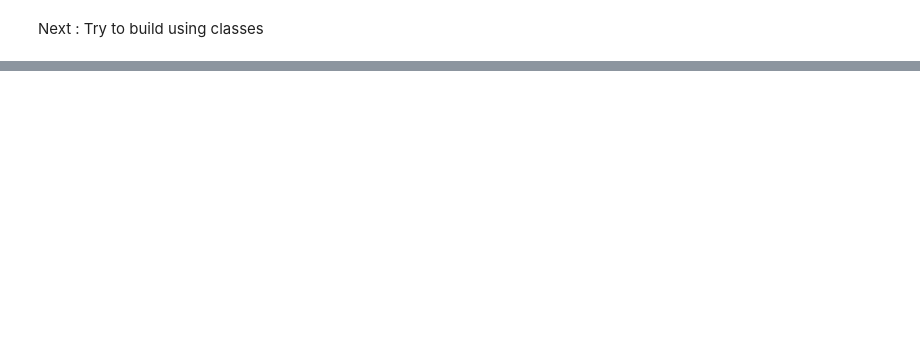
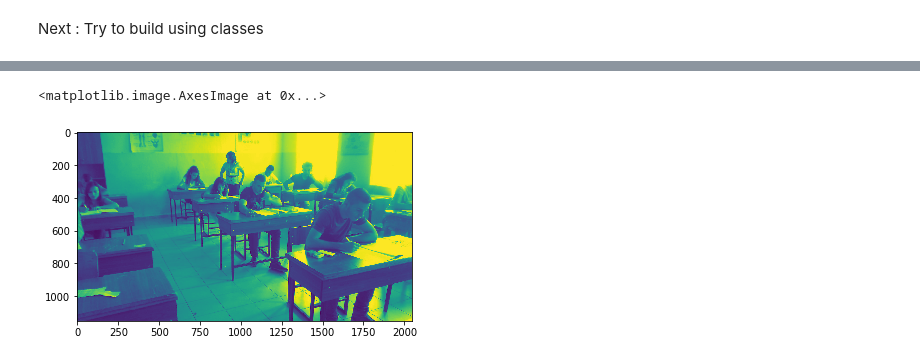
Before and after one commit to USinani/OpenCV, a Jupyter notebook: Object_detection_and_recognition.ipynb, the cells around one changed output, grey strips where cells are left out. Cells and saved outputs as stored; diff of their text form; code cells hidden in the pictures; blank space fills up the shorter version.

```diff
--- a/Object_detection_and_recognition.ipynb
+++ b/Object_detection_and_recognition.ipynb
@@ -209,26 +231,26 @@ SyntaxError: ignored
 # %%
-# region of interest
+# Detect object
 
+# image = cv.imread('image.jpg')
 
-# first let us import the image
-
-image = cv.imread('image.jpg')
+gray_scale = cv.cvtColor(image, cv.COLOR_BGR2GRAY)
 
 # apply neccessary transformations
 
-img_cvt()
+
 
 # define the area
-
-
-
 
 # circular, square, triangle with x, y coordinates
 
 # define the area automatically, how?
 
 
 # apply mathematical methods to approximating features/objects of interest in the picture
 
 
-# draw the result
+# plot the result
+plt.imshow(gray_scale)
+# %% [output]
+<matplotlib.image.AxesImage at 0x...>
+[figure, added]
```
Also changed, not shown: parts of 13 cells of this notebook.
